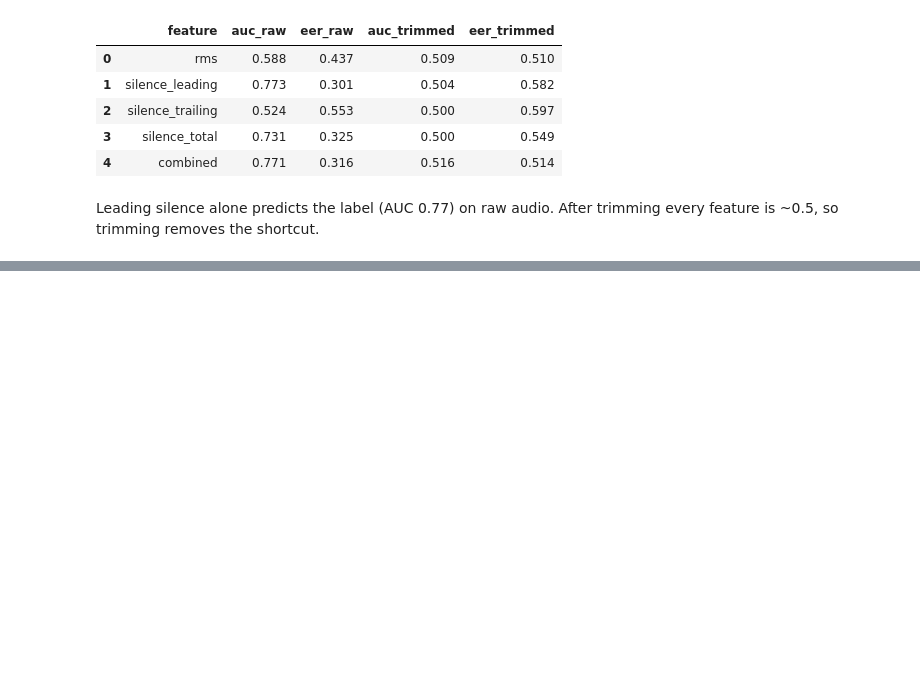
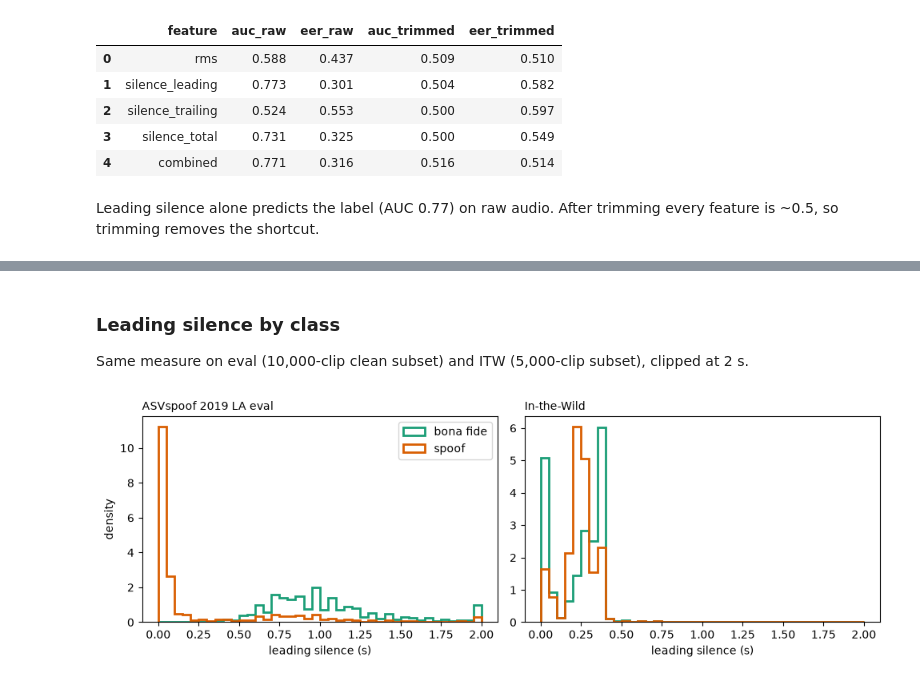
Before and after one commit to Qwenty228/GC2-EchoJEV, a Jupyter notebook: SystemCode/notebooks/02_asvspoof2019_audit.ipynb, the cells around one changed output, grey strips where cells are left out. Cells and saved outputs as stored; diff of their text form; code cells hidden in the pictures; blank space fills up the shorter version.

```diff
--- a/SystemCode/notebooks/02_asvspoof2019_audit.ipynb
+++ b/SystemCode/notebooks/02_asvspoof2019_audit.ipynb
@@ -64,0 +128,17 @@ Leading silence alone predicts the label (AUC 0.77) on raw audio. After trimming
+# %% [markdown]
+### Leading silence by class
+Same measure on eval (10,000-clip clean subset) and ITW (5,000-clip subset), clipped at 2 s.
+# %%
+fig, axes = plt.subplots(1, 2, figsize=(10, 3.5), sharex=True)
+bins = np.linspace(0, 2, 41)
+for ax, (name, df) in zip(axes, [("ASVspoof 2019 LA eval", ev), ("In-the-Wild", itw)]):
+    for label, text in [("bonafide", "bona fide"), ("spoof", "spoof")]:
+        ax.hist(df[df.label == label].lead_s.clip(upper=2), bins=bins, density=True, histtype="step",
+                linewidth=2, color=CLASS_COLORS[label], label=text)
+    ax.set_title(name, loc="left", fontsize=10)
+    ax.set_xlabel("leading silence (s)")
+axes[0].set_ylabel("density")
+axes[0].legend()
+fig.tight_layout()
+# %% [output]
+[figure, added]
```
Also changed, not shown: parts of 14 cells of this notebook.
